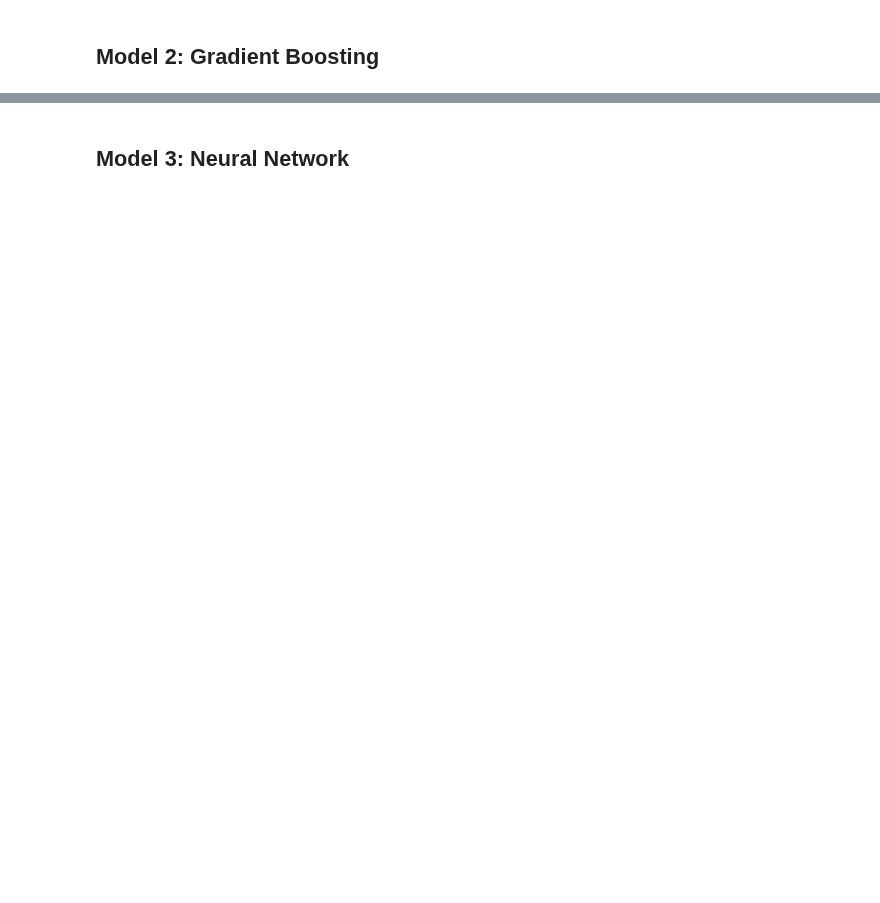
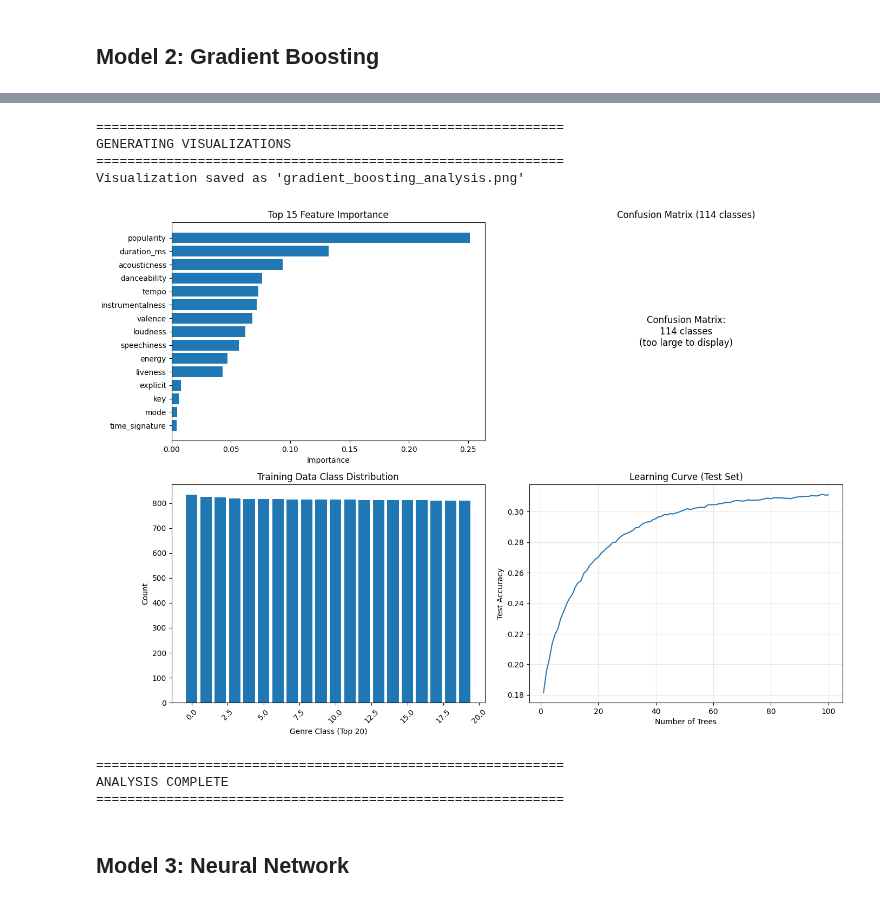
Before and after one commit to INFO-523-F25/final-project-team-2, a Jupyter notebook: finalProjectJupyterPart1.ipynb, the cells around one changed output, grey strips where cells are left out. Saved outputs shown, nothing was run; the diff lists cells and outputs as text; code cells hidden in the pictures; blank space fills up the shorter version.

Commit message:
Adding gradient boosting model

```diff
--- a/finalProjectJupyterPart1.ipynb
+++ b/finalProjectJupyterPart1.ipynb
@@ -480,0 +565,15 @@ Top 10 Best Classified Genres:
+# %%
+# Learning Curve Analysis
+print("\n" + "=" * 60)
+print("TRAINING PROGRESS")
+print("=" * 60)
+
+test_scores = []
+
+print("Computing learning curve (this may take a few minutes)...")
+for i, y_pred_staged in enumerate(gb_classifier.staged_predict(X_test_numeric)):
+    test_scores.append(accuracy_score(y_test, y_pred_staged))
+
+print(f"Initial test accuracy (1 tree): {test_scores[0]:.4f}")
+print(f"Final test accuracy ({len(test_scores)} trees): {test_scores[-1]:.4f}")
+print(f"Improvement: {test_scores[-1] - test_scores[0]:.4f}")
@@ -481,3 +588,65 @@ Top 10 Best Classified Genres:
+# %%
+# Visualization
+print("\n" + "=" * 60)
+print("GENERATING VISUALIZATIONS")
+print("=" * 60)
+
+fig, axes = plt.subplots(2, 2, figsize=(14, 10))
+
+# Plot 1: Feature Importance
+top_n = min(15, len(feature_importance))
+top_idx = np.argsort(feature_importance)[-top_n:]
+axes[0, 0].barh(range(top_n), feature_importance[top_idx])
+axes[0, 0].set_yticks(range(top_n))
+axes[0, 0].set_yticklabels([feature_names[i] for i in top_idx])
+axes[0, 0].set_xlabel('Importance')
+axes[0, 0].set_title(f'Top {top_n} Feature Importance')
+
+# Plot 2: Confusion Matrix (for readability, show subset if too many classes)
+cm = confusion_matrix(y_test, y_pred)
+if len(np.unique(y_test)) > 20:
+    axes[0, 1].text(0.5, 0.5, f'Confusion Matrix:\n{len(np.unique(y_test))} classes\n(too large to display)',
+                    ha='center', va='center', fontsize=12)
+    axes[0, 1].set_title(f'Confusion Matrix ({len(np.unique(y_test))} classes)')
+else:
+    sns.heatmap(cm, annot=True, fmt='d', cmap='Blues', ax=axes[0, 1], cbar_kws={'shrink': 0.8})
+    axes[0, 1].set_xlabel('Predicted')
+    axes[0, 1].set_ylabel('Actual')
+    axes[0, 1].set_title('Confusion Matrix')
+axes[0, 1].axis('off')
+
+# Plot 3: Class Distribution
+class_counts = pd.Series(y_train).value_counts().sort_values(ascending=False)[:20]
+axes[1, 0].bar(range(len(class_counts)), class_counts.values)
+axes[1, 0].set_xlabel('Genre Class (Top 20)')
+axes[1, 0].set_ylabel('Count')
+axes[1, 0].set_title('Training Data Class Distribution')
+axes[1, 0].tick_params(axis='x', rotation=45)
+
+# Plot 4: Learning Curve
+axes[1, 1].plot(range(1, len(test_scores) + 1), test_scores)
+axes[1, 1].set_xlabel('Number of Trees')
+axes[1, 1].set_ylabel('Test Accuracy')
+axes[1, 1].set_title('Learning Curve (Test Set)')
+axes[1, 1].grid(True, alpha=0.3)
+
+plt.tight_layout()
+plt.savefig('gradient_boosting_analysis.png', dpi=300, bbox_inches='tight')
+print("Visualization saved as 'gradient_boosting_analysis.png'")
+plt.show()
+
+print("\n" + "=" * 60)
+print("ANALYSIS COMPLETE")
+print("=" * 60)
+# %% [output]
+============================================================
+GENERATING VISUALIZATIONS
+============================================================
+Visualization saved as 'gradient_boosting_analysis.png'
+[figure, added]
+============================================================
+ANALYSIS COMPLETE
+============================================================
 # %% [markdown]
 ## Model 3: Neural Network
 # %%
```
Also changed, not shown: parts of 9 cells of this notebook, 1 other file.
